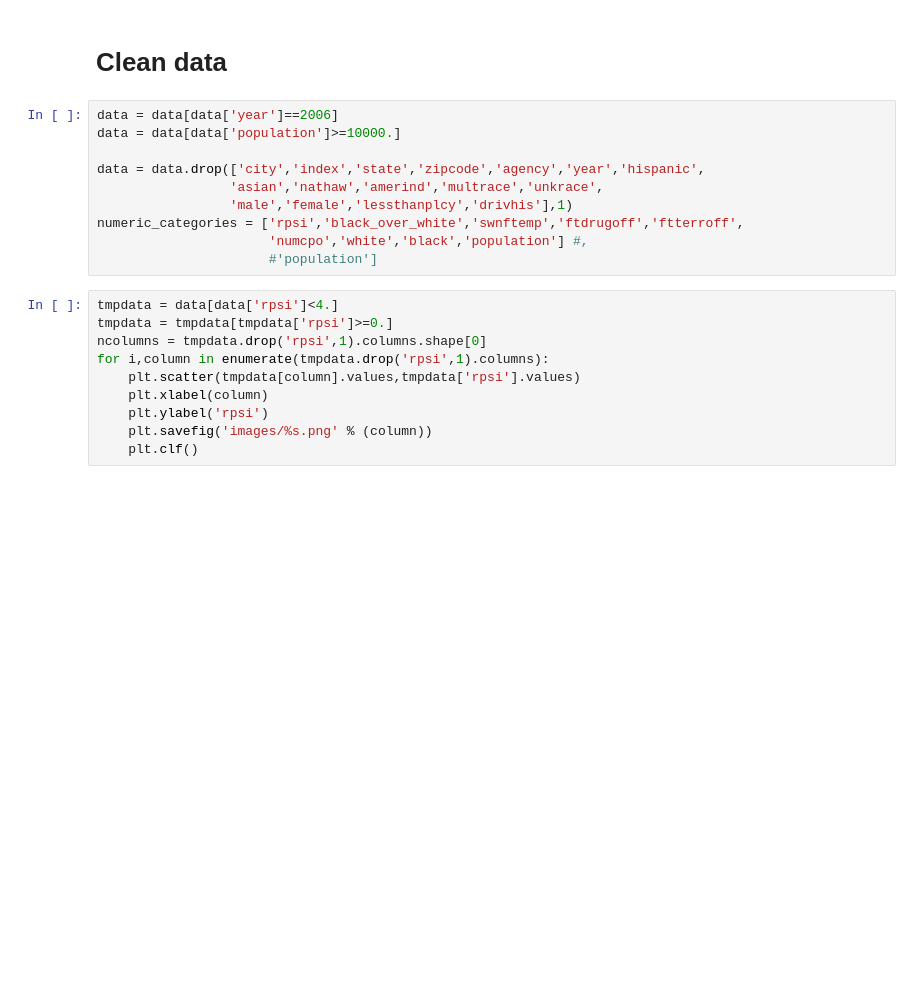
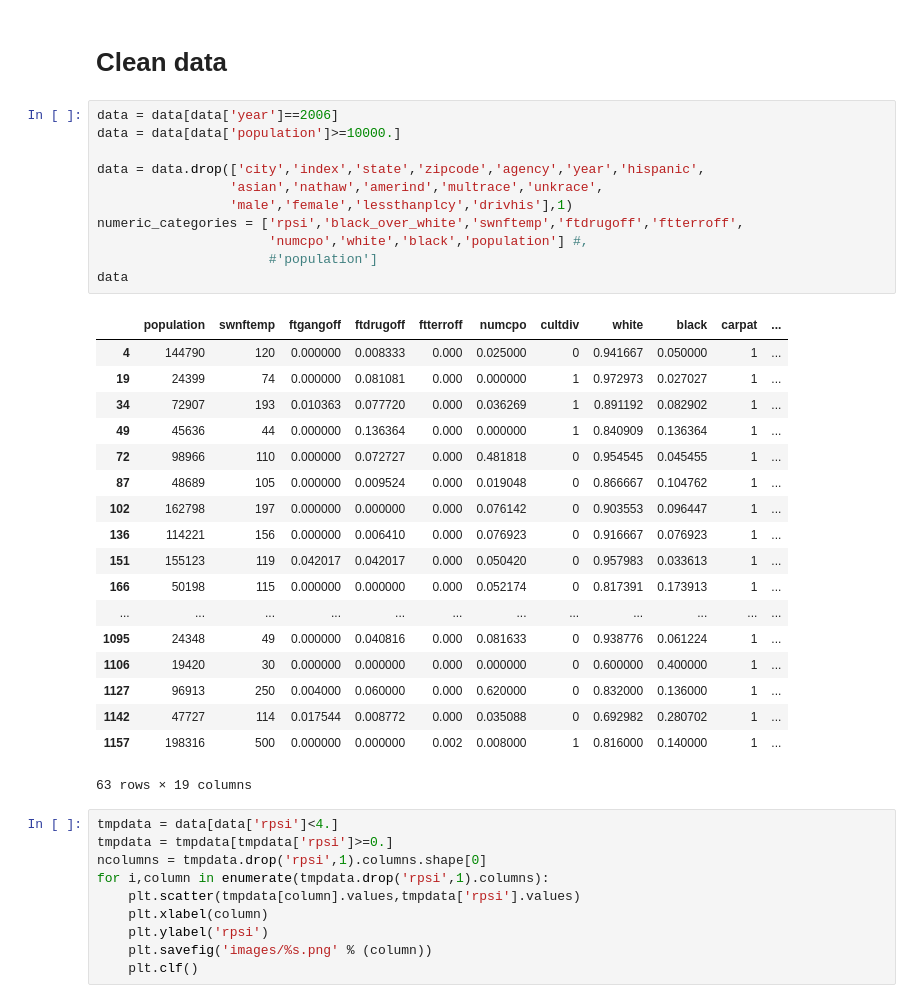
Before and after one commit to along528/insight, a Jupyter notebook: models/simple_regression.ipynb, the cells around one changed output. Drawn from its saved outputs; the diff is of its cells as text; blank space fills up the shorter version.

```diff
--- a/models/simple_regression.ipynb
+++ b/models/simple_regression.ipynb
@@ -151,13 +155,33 @@ Plot rpsi vs feature
 # %%
 data = data[data['year']==2006]
 data = data[data['population']>=10000.]
 
 data = data.drop(['city','index','state','zipcode','agency','year','hispanic',
                  'asian','nathaw','amerind','multrace','unkrace',
                  'male','female','lessthanplcy','drivhis'],1)
 numeric_categories = ['rpsi','black_over_white','swnftemp','ftdrugoff','ftterroff',
                       'numcpo','white','black','population'] #,
                       #'population']
+data
+# %% [output]
+|  | population | swnftemp | ftgangoff | ftdrugoff | ftterroff | numcpo | cultdiv | white | black | carpat | ... |
+| 4 | 144790 | 120 | 0.000000 | 0.008333 | 0.000 | 0.025000 | 0 | 0.941667 | 0.050000 | 1 | ... |
+| 19 | 24399 | 74 | 0.000000 | 0.081081 | 0.000 | 0.000000 | 1 | 0.972973 | 0.027027 | 1 | ... |
+| 34 | 72907 | 193 | 0.010363 | 0.077720 | 0.000 | 0.036269 | 1 | 0.891192 | 0.082902 | 1 | ... |
+| 49 | 45636 | 44 | 0.000000 | 0.136364 | 0.000 | 0.000000 | 1 | 0.840909 | 0.136364 | 1 | ... |
+| 72 | 98966 | 110 | 0.000000 | 0.072727 | 0.000 | 0.481818 | 0 | 0.954545 | 0.045455 | 1 | ... |
+| 87 | 48689 | 105 | 0.000000 | 0.009524 | 0.000 | 0.019048 | 0 | 0.866667 | 0.104762 | 1 | ... |
+| 102 | 162798 | 197 | 0.000000 | 0.000000 | 0.000 | 0.076142 | 0 | 0.903553 | 0.096447 | 1 | ... |
+| 136 | 114221 | 156 | 0.000000 | 0.006410 | 0.000 | 0.076923 | 0 | 0.916667 | 0.076923 | 1 | ... |
+| 151 | 155123 | 119 | 0.042017 | 0.042017 | 0.000 | 0.050420 | 0 | 0.957983 | 0.033613 | 1 | ... |
+| 166 | 50198 | 115 | 0.000000 | 0.000000 | 0.000 | 0.052174 | 0 | 0.817391 | 0.173913 | 1 | ... |
+| ... | ... | ... | ... | ... | ... | ... | ... | ... | ... | ... | ... |
+| 1095 | 24348 | 49 | 0.000000 | 0.040816 | 0.000 | 0.081633 | 0 | 0.938776 | 0.061224 | 1 | ... |
+| 1106 | 19420 | 30 | 0.000000 | 0.000000 | 0.000 | 0.000000 | 0 | 0.600000 | 0.400000 | 1 | ... |
+| 1127 | 96913 | 250 | 0.004000 | 0.060000 | 0.000 | 0.620000 | 0 | 0.832000 | 0.136000 | 1 | ... |
+| 1142 | 47727 | 114 | 0.017544 | 0.008772 | 0.000 | 0.035088 | 0 | 0.692982 | 0.280702 | 1 | ... |
+| 1157 | 198316 | 500 | 0.000000 | 0.000000 | 0.002 | 0.008000 | 1 | 0.816000 | 0.140000 | 1 | ... |
+63 rows × 19 columns
 # %%
 tmpdata = data[data['rpsi']<4.]
 tmpdata = tmpdata[tmpdata['rpsi']>=0.]
```
Also changed, not shown: parts of 1 cell of this notebook, 5 other files.
